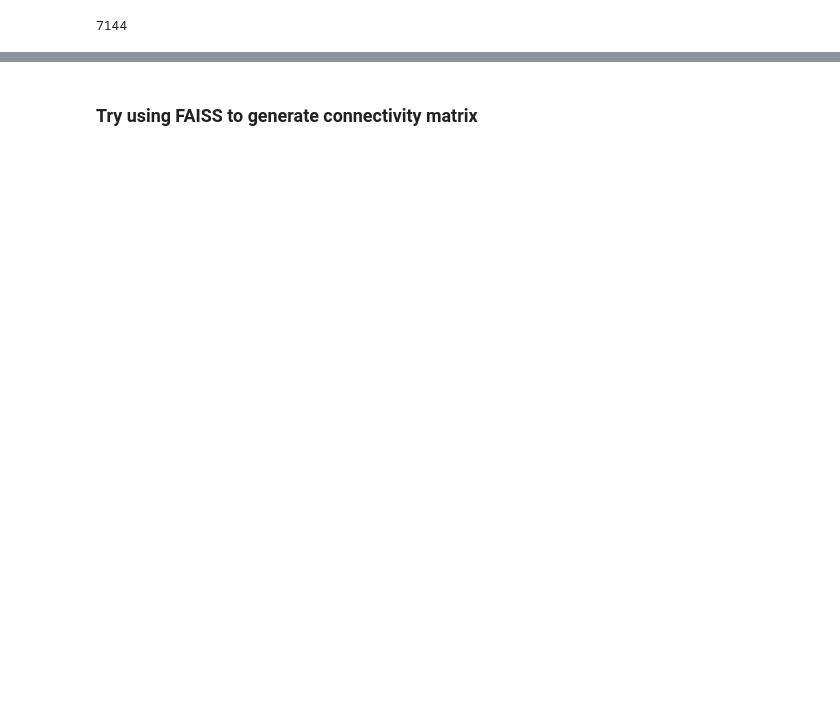
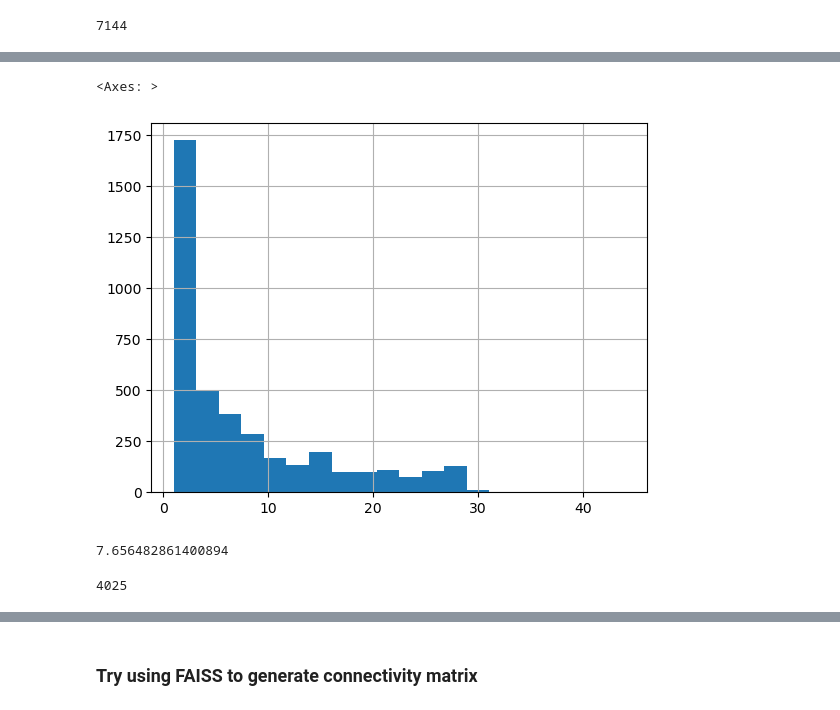
Before and after one commit to catalyst-cooperative/ccai-entity-matching, a Jupyter notebook: notebooks/ferc_to_ferc_match.ipynb, the cells around one changed output, grey strips where cells are left out. Cells and saved outputs as stored; diff of their text form; code cells hidden in the pictures; blank space fills up the shorter version.

```diff
--- a/notebooks/ferc_to_ferc_match.ipynb
+++ b/notebooks/ferc_to_ferc_match.ipynb
@@ -211,0 +217,4 @@ plants_small_df = plants_df[:2000].copy()
+# %%
+%%time
+pca = PCA(n_components=500)
+plants_matrix_pca = pca.fit_transform(plants_matrix)
@@ -269,4 +287,4 @@ agg_clustering = AgglomerativeClustering(n_clusters=None,
                                          metric="euclidean",
                                          linkage="single",
                                          distance_threshold=d_threshold)
-labels = agg_clustering.fit_predict(np.asarray(plants_matrix))
+labels = agg_clustering.fit_predict(plants_matrix_pca)
@@ -274,0 +294,4 @@ labels
+# %%
+plants_labels_df = plants_df.copy()
+# %%
+plants_labels_df["id"] = labels
@@ -274,0 +314,14 @@ labels
+# %%
+plants_labels_df.groupby(by=["id"]).size().hist(bins=20)
+# %% [output]
+<Axes: >
+[figure, added]
+# %%
+# clusters should probably be larger?
+plants_labels_df.groupby("id").size().mean()
+# %% [output]
+7.656482861400894
+# %%
+plants_labels_df.id.max()
+# %% [output]
+4025
```
Also changed, not shown: parts of 19 cells of this notebook.
